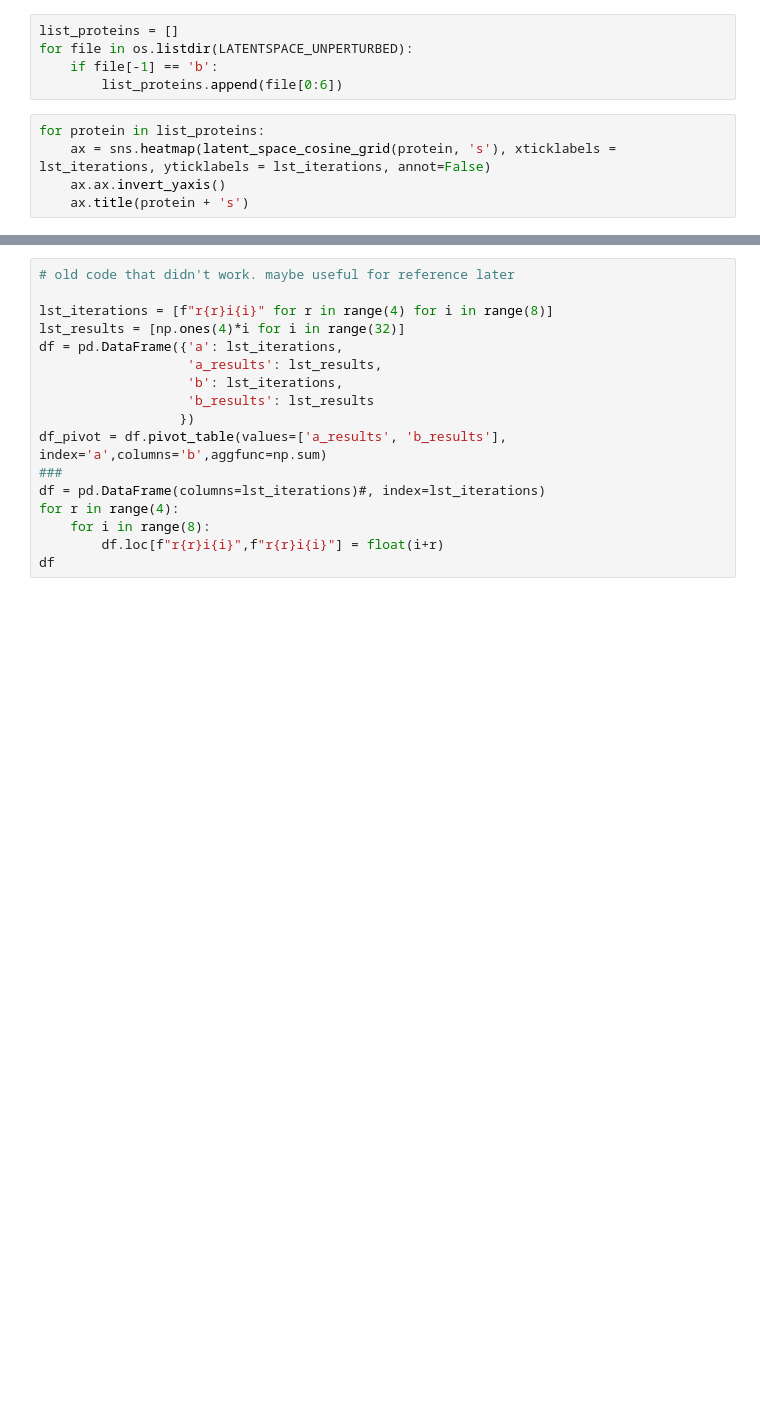
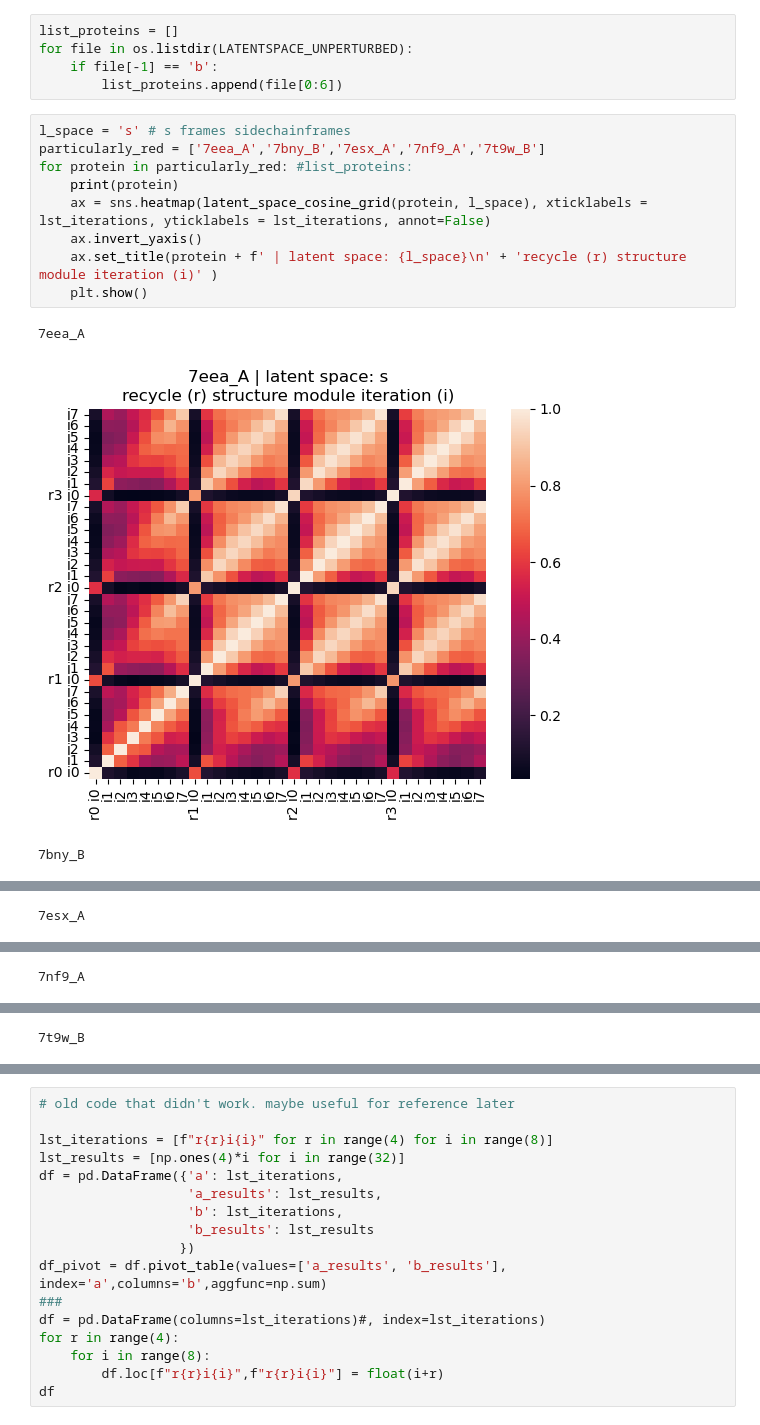
Before and after one commit to MichaelTrumbull/openfold-mt, a Jupyter notebook: personal-nbs/track_latent_space.ipynb, the cells around one changed output, grey strips where cells are left out. Drawn from its saved outputs; the diff is of its cells as text; blank space fills up the shorter version.

```diff
--- a/personal-nbs/track_latent_space.ipynb
+++ b/personal-nbs/track_latent_space.ipynb
@@ -83,7 +104,15 @@ for file in os.listdir(LATENTSPACE_UNPERTURBED):
     if file[-1] == 'b':
         list_proteins.append(file[0:6])
 # %%
-for protein in list_proteins:
-    ax = sns.heatmap(latent_space_cosine_grid(protein, 's'), xticklabels = lst_iterations, yticklabels = lst_iterations, annot=False)
-    ax.ax.invert_yaxis()
-    ax.title(protein + 's')
+l_space = 's' # s frames sidechainframes
+particularly_red = ['7eea_A','7bny_B','7esx_A','7nf9_A','7t9w_B']
+for protein in particularly_red: #list_proteins:
+    print(protein)
+    ax = sns.heatmap(latent_space_cosine_grid(protein, l_space), xticklabels = lst_iterations, yticklabels = lst_iterations, annot=False)
+    ax.invert_yaxis()
+    ax.set_title(protein + f' | latent space: {l_space}\n' + 'recycle (r) structure module iteration (i)' )
+    plt.show()
+# %% [output]
+7eea_A
+[figure, added]
+7bny_B
@@ -89,0 +120 @@ for protein in list_proteins:
+7esx_A
@@ -89,0 +122 @@ for protein in list_proteins:
+7nf9_A
@@ -89,0 +124 @@ for protein in list_proteins:
+7t9w_B
```
Also changed, not shown: parts of 7 cells of this notebook.
